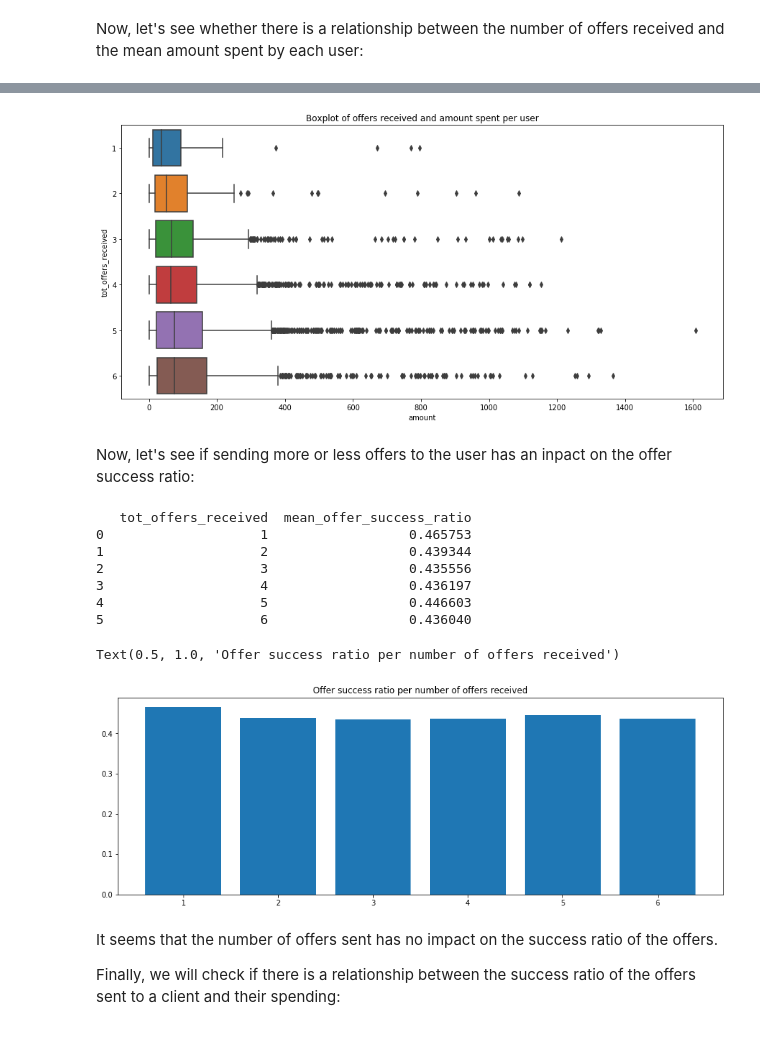
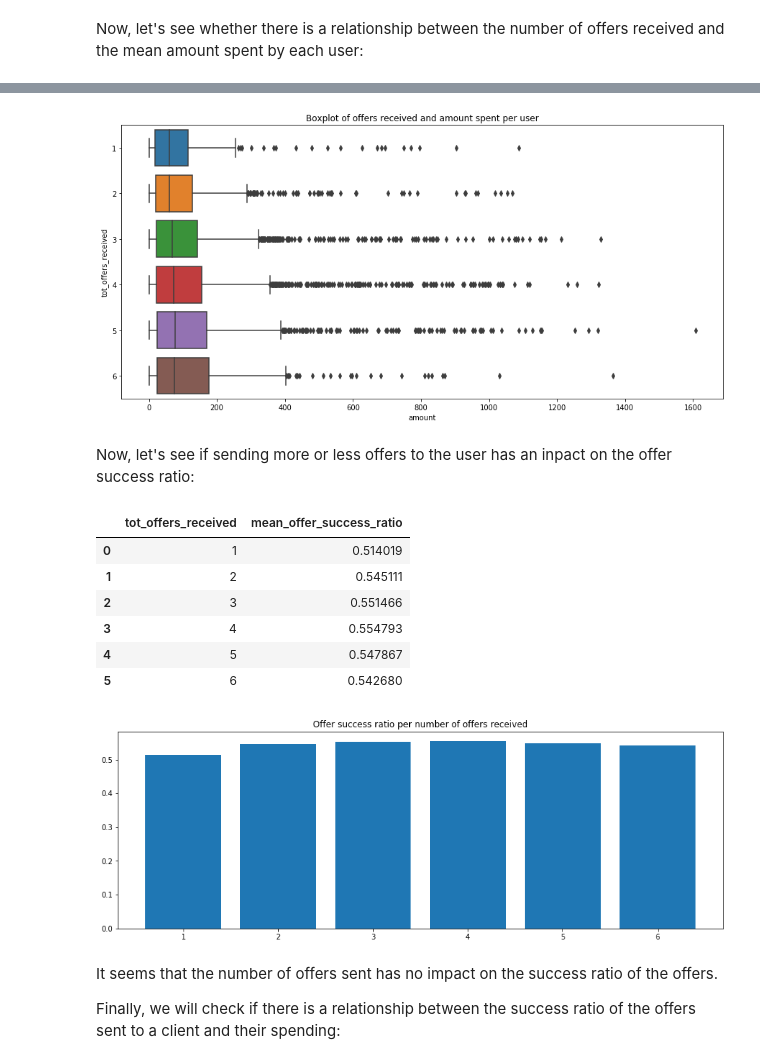
Before and after one commit to IllanL/Udacity_ML_Eng, a Jupyter notebook: Capstone project - Starbucks/Starbucks_Capstone_notebook.ipynb, the cells around one changed output, grey strips where cells are left out. Drawn from its saved outputs; the diff is of its cells as text; code cells hidden in the pictures.

```diff
--- a/Capstone project - Starbucks/Starbucks_Capstone_notebook.ipynb
+++ b/Capstone project - Starbucks/Starbucks_Capstone_notebook.ipynb
@@ -421,0 +421,2 @@ Let's keep these values for now, and we will see how to deal with them later, if
+# %%
+transcript2 = transcript2[~transcript2['offer_id'].isin(portfolio[portfolio['offer_type']=='informational']['id'])]
@@ -713,28 +711,28 @@ fig_boxplot = plt.figure(figsize=[15,7])
 a = sns.boxplot(totals_per_user['amount'], totals_per_user['tot_offers_received'], orient = 'h')
 plt.title('Boxplot of offers received and amount spent per user');
 # %% [output]
-[figure, old version]
+[figure, new version]
 # %% [markdown]
 Now, let's see if sending more or less offers to the user has an inpact on the offer success ratio:
 # %%
 offer_success_ratio = (totals_per_user.groupby(['tot_offers_received'])['offer_success_ratio']
                                        .mean()
                                        .reset_index()
                                        .rename({'offer_success_ratio':'mean_offer_success_ratio'}, axis=1)
                       )
-print(offer_success_ratio)
+
 plt.bar(offer_success_ratio['tot_offers_received'], offer_success_ratio['mean_offer_success_ratio'])
 plt.title('Offer success ratio per number of offers received')
+offer_success_ratio
 # %% [output]
-   tot_offers_received  mean_offer_success_ratio
-0                    1                  0.465753
-1                    2                  0.439344
-2                    3                  0.435556
-3                    4                  0.436197
-4                    5                  0.446603
-5                    6                  0.436040
-Text(0.5, 1.0, 'Offer success ratio per number of offers received')
+|  | tot_offers_received | mean_offer_success_ratio |
+| 0 | 1 | 0.514019 |
+| 1 | 2 | 0.545111 |
+| 2 | 3 | 0.551466 |
+| 3 | 4 | 0.554793 |
+| 4 | 5 | 0.547867 |
+| 5 | 6 | 0.542680 |
-[figure, old version]
+[figure, new version]
 # %% [markdown]
 It seems that the number of offers sent has no impact on the success ratio of the offers.
 
```
Also changed, not shown: parts of 121 cells of this notebook, 4 other files.
